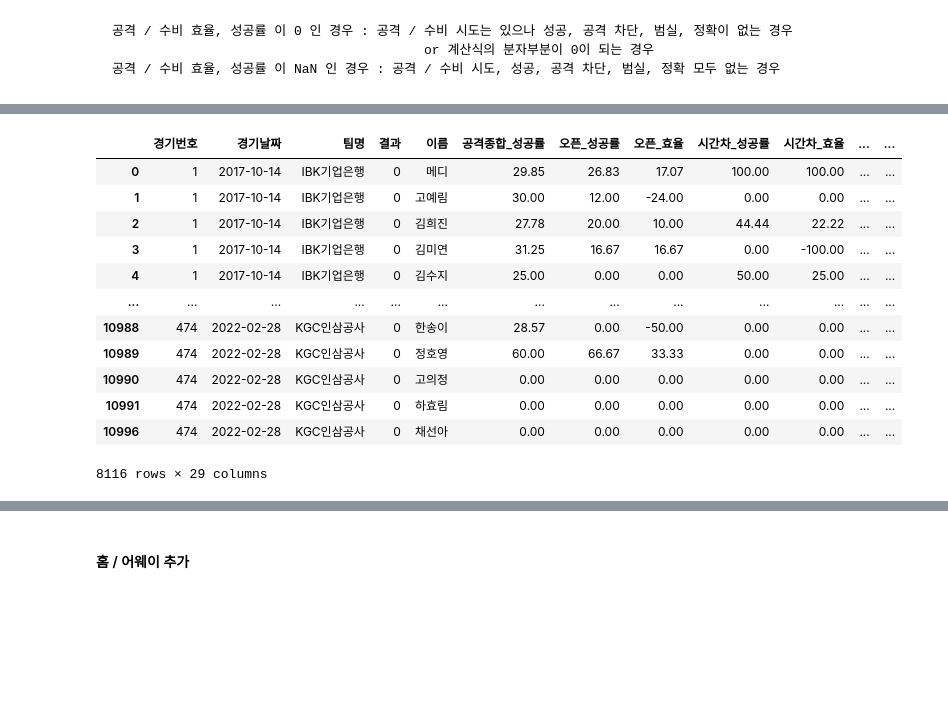
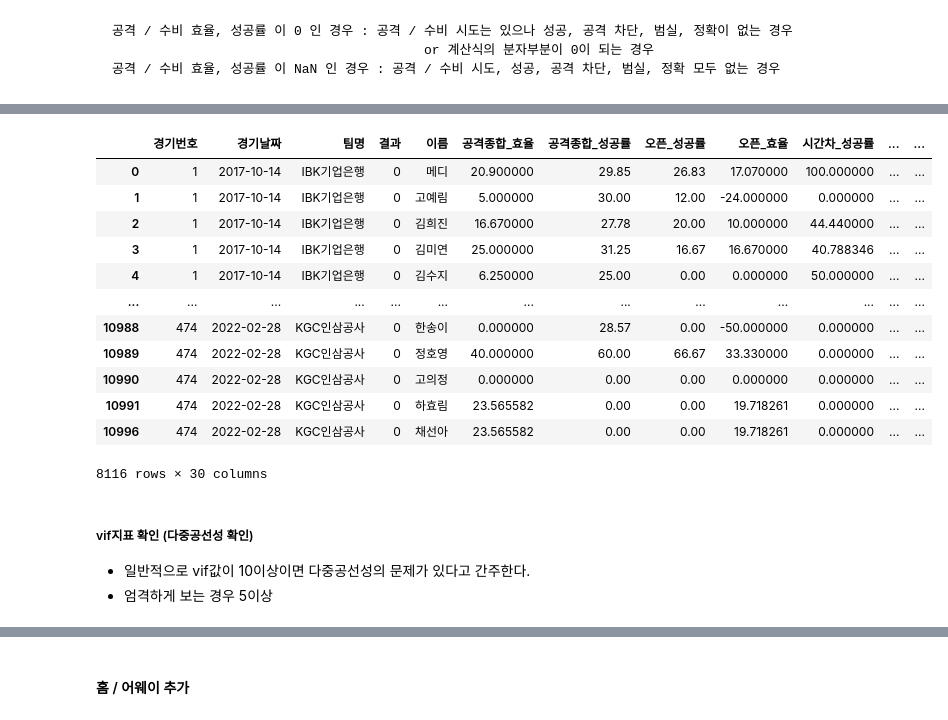
Before and after one commit to KB-IT-s-your-life/02_-, a Jupyter notebook: 02_ML_Project.ipynb, the cells around one changed output, grey strips where cells are left out. Saved outputs shown, nothing was run; the diff lists cells and outputs as text; code cells hidden in the pictures; blank space fills up the shorter version.

````diff
--- a/02_ML_Project.ipynb
+++ b/02_ML_Project.ipynb
@@ -238,7 +282,7 @@ df_sub
 속공 효율 구하기 : (속공_성공 - 속공_공격차단 - 속공_범실 / 속공_시도)
 퀵오픈 효율 구하기 : (퀵오픈_성공 - 퀵오픈_공격차단 - 퀵오픈_범실 / 퀵오픈_시도)
 '''
-
+df_sub['공격종합_효율'] = round((df_sub['공격종합_성공']-df_sub['공격종합_공격차단']-df_sub['공격종합_범실']) / df_sub['공격종합_시도']*100, 2)
 df_sub['오픈_효율'] = round((df_sub['오픈_성공']-df_sub['오픈_공격차단']-df_sub['오픈_범실']) / df_sub['오픈_시도']*100, 2)
 df_sub['시간차_효율'] = round((df_sub['시간차_성공']-df_sub['시간차_공격차단']-df_sub['시간차_범실']) / df_sub['시간차_시도']*100, 2)
 df_sub['이동_효율'] = round((df_sub['이동_성공']-df_sub['이동_공격차단']-df_sub['이동_범실']) / df_sub['이동_시도']*100, 2)
@@ -290,0 +350,5 @@ df_sub
+# %%
+tries = ['오픈', '시간차', '후위', '이동', '퀵오픈', '속공']
+for i in tries:
+    df_sub.loc[df_sub[i+'_시도']==1, i+'_성공률'] = df_sub.loc[df_sub[i+'_시도']==1,i+'_성공률'].mean()
+df_sub.loc[df['속공_시도']==1,['속공_시도', '속공_성공률']]
@@ -295,12 +373,12 @@ df_sub
 공격 / 수비 효율, 성공률 이 NaN 인 경우 : 공격 / 수비 시도, 성공, 공격 차단, 범실, 정확 모두 없는 경우
 ```
 # %%
-# 공격 / 수비 효율, 성공률이 NaN 인 경우 0으로 변경
+# 공격 / 수비 효율, 성공률이 NaN 인 경우 평균값으로 변경
+efficient_list = ['공격종합_효율', '오픈_효율', '시간차_효율', '이동_효율',
+                  '후위_효율', '속공_효율', '퀵오픈_효율', '디그_성공률',
+                  '세트_성공률', '리시브_성공률', '블로킹_효율']
 
-df_sub[['오픈_효율', '시간차_효율', '이동_효율', '속공_효율', '퀵오픈_효율',
-    '디그_성공률', '세트_성공률', '리시브_성공률', '블로킹_효율']] = df_sub[['오픈_효율',
-    '시간차_효율', '이동_효율', '속공_효율', '퀵오픈_효율', '디그_성공률', '세트_성공률',
-    '리시브_성공률', '블로킹_효율']].fillna(0)
+df_sub[efficient_list] = df_sub[efficient_list].fillna(df_sub[efficient_list].mean())
 df_sub
 # %% [output]
 |  | 경기번호 | 팀명 | 경기날짜 | 결과 | 이름 | 득점_득점 | 공격종합_시도 | 공격종합_성공 | 공격종합_공격차단 | 공격종합_범실 | ... | ... |
@@ -325,6 +403,7 @@ columns = [
     '팀명',
     '결과',
     '이름',
+    '공격종합_효율',
 #     '득점_득점',
 #     '공격종합_시도',
 #     '공격종합_성공',
@@ -393,43 +472,47 @@ columns = [
 #     '세트_점유율',
     '세트_성공률',
 #     '리시브_시도',
 #     '리시브_정확',
 #     '리시브_실패',
 #     '리시브_세트당',
 #     '리시브_점유율',
     '리시브_성공률',
 #     '블로킹_시도',
 #     '블로킹_성공',
 #     '블로킹_유효블락',
 #     '블로킹_실패',
 #     '블로킹_범실',
 #     '블로킹_세트당',
 #     '블로킹_점유율',
 #     '블로킹_어시스트',
     '블로킹_효율',
 #     '벌칙_벌칙',
     '범실_범실',
     '포지션',
     '득점점유율',
     '스타팅멤버',
     '세트수'
 ]
 
 
 df_sub = df_sub[columns]
 
 df_sub
 # %% [output]
-|  | 경기번호 | 경기날짜 | 팀명 | 결과 | 이름 | 공격종합_성공률 | 오픈_성공률 | 오픈_효율 | 시간차_성공률 | 시간차_효율 | ... | ... |
-| 0 | 1 | 2017-10-14 | IBK기업은행 | 0 | 메디 | 29.85 | 26.83 | 17.07 | 100.00 | 100.00 | ... | ... |
-| 1 | 1 | 2017-10-14 | IBK기업은행 | 0 | 고예림 | 30.00 | 12.00 | -24.00 | 0.00 | 0.00 | ... | ... |
-| 2 | 1 | 2017-10-14 | IBK기업은행 | 0 | 김희진 | 27.78 | 20.00 | 10.00 | 44.44 | 22.22 | ... | ... |
-| 3 | 1 | 2017-10-14 | IBK기업은행 | 0 | 김미연 | 31.25 | 16.67 | 16.67 | 0.00 | -100.00 | ... | ... |
-| 4 | 1 | 2017-10-14 | IBK기업은행 | 0 | 김수지 | 25.00 | 0.00 | 0.00 | 50.00 | 25.00 | ... | ... |
+|  | 경기번호 | 경기날짜 | 팀명 | 결과 | 이름 | 공격종합_효율 | 공격종합_성공률 | 오픈_성공률 | 오픈_효율 | 시간차_성공률 | ... | ... |
+| 0 | 1 | 2017-10-14 | IBK기업은행 | 0 | 메디 | 20.900000 | 29.85 | 26.83 | 17.070000 | 100.000000 | ... | ... |
+| 1 | 1 | 2017-10-14 | IBK기업은행 | 0 | 고예림 | 5.000000 | 30.00 | 12.00 | -24.000000 | 0.000000 | ... | ... |
+| 2 | 1 | 2017-10-14 | IBK기업은행 | 0 | 김희진 | 16.670000 | 27.78 | 20.00 | 10.000000 | 44.440000 | ... | ... |
+| 3 | 1 | 2017-10-14 | IBK기업은행 | 0 | 김미연 | 25.000000 | 31.25 | 16.67 | 16.670000 | 40.788346 | ... | ... |
+| 4 | 1 | 2017-10-14 | IBK기업은행 | 0 | 김수지 | 6.250000 | 25.00 | 0.00 | 0.000000 | 50.000000 | ... | ... |
 | ... | ... | ... | ... | ... | ... | ... | ... | ... | ... | ... | ... | ... |
-| 10988 | 474 | 2022-02-28 | KGC인삼공사 | 0 | 한송이 | 28.57 | 0.00 | -50.00 | 0.00 | 0.00 | ... | ... |
-| 10989 | 474 | 2022-02-28 | KGC인삼공사 | 0 | 정호영 | 60.00 | 66.67 | 33.33 | 0.00 | 0.00 | ... | ... |
-| 10990 | 474 | 2022-02-28 | KGC인삼공사 | 0 | 고의정 | 0.00 | 0.00 | 0.00 | 0.00 | 0.00 | ... | ... |
-| 10991 | 474 | 2022-02-28 | KGC인삼공사 | 0 | 하효림 | 0.00 | 0.00 | 0.00 | 0.00 | 0.00 | ... | ... |
-| 10996 | 474 | 2022-02-28 | KGC인삼공사 | 0 | 채선아 | 0.00 | 0.00 | 0.00 | 0.00 | 0.00 | ... | ... |
+| 10988 | 474 | 2022-02-28 | KGC인삼공사 | 0 | 한송이 | 0.000000 | 28.57 | 0.00 | -50.000000 | 0.000000 | ... | ... |
+| 10989 | 474 | 2022-02-28 | KGC인삼공사 | 0 | 정호영 | 40.000000 | 60.00 | 66.67 | 33.330000 | 0.000000 | ... | ... |
+| 10990 | 474 | 2022-02-28 | KGC인삼공사 | 0 | 고의정 | 0.000000 | 0.00 | 0.00 | 0.000000 | 0.000000 | ... | ... |
+| 10991 | 474 | 2022-02-28 | KGC인삼공사 | 0 | 하효림 | 23.565582 | 0.00 | 0.00 | 19.718261 | 0.000000 | ... | ... |
+| 10996 | 474 | 2022-02-28 | KGC인삼공사 | 0 | 채선아 | 23.565582 | 0.00 | 0.00 | 19.718261 | 0.000000 | ... | ... |
-8116 rows × 29 columns
+8116 rows × 30 columns
+# %% [markdown]
+##### vif지표 확인 (다중공선성 확인)
+ - 일반적으로 vif값이 10이상이면 다중공선성의 문제가 있다고 간주한다.
+ - 엄격하게 보는 경우 5이상
````
Also changed, not shown: parts of 38 cells of this notebook.
